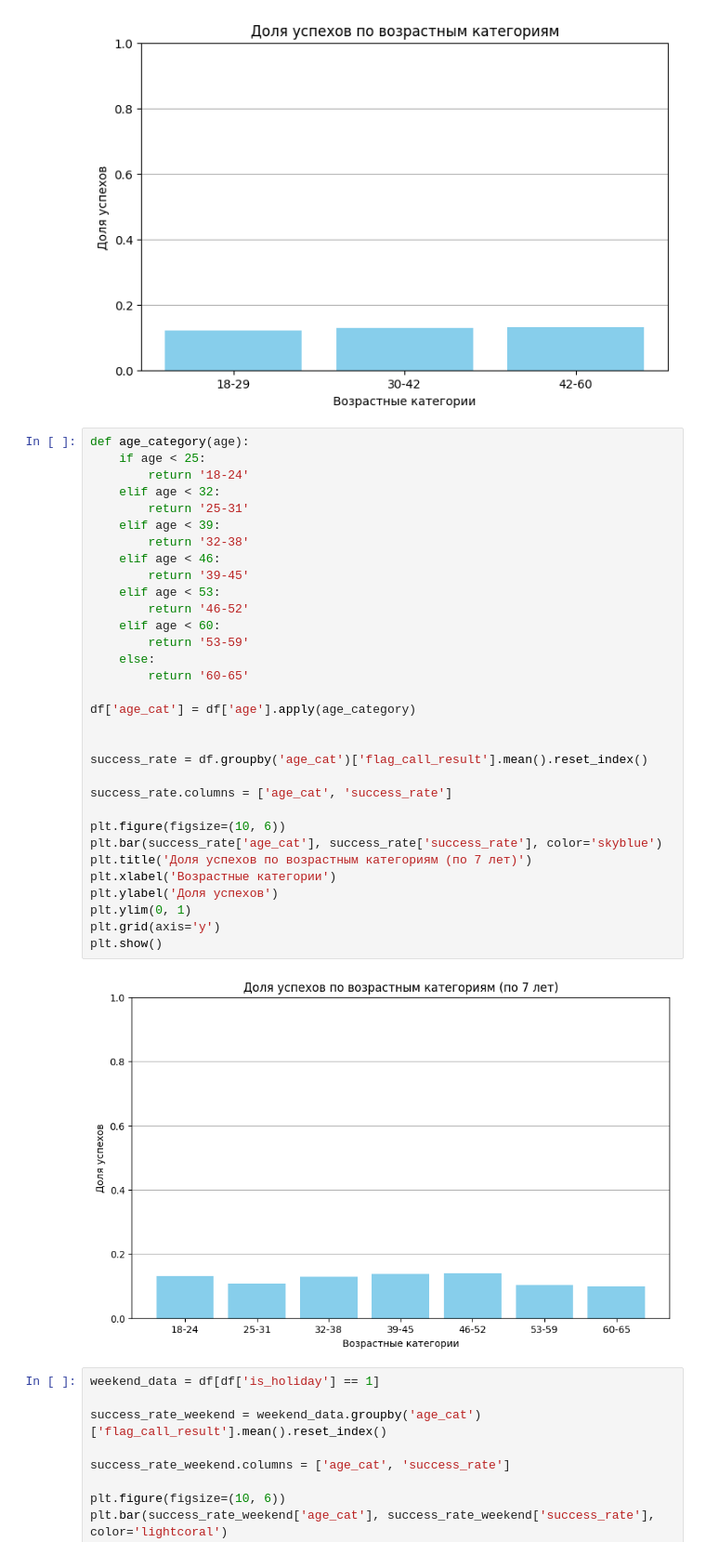
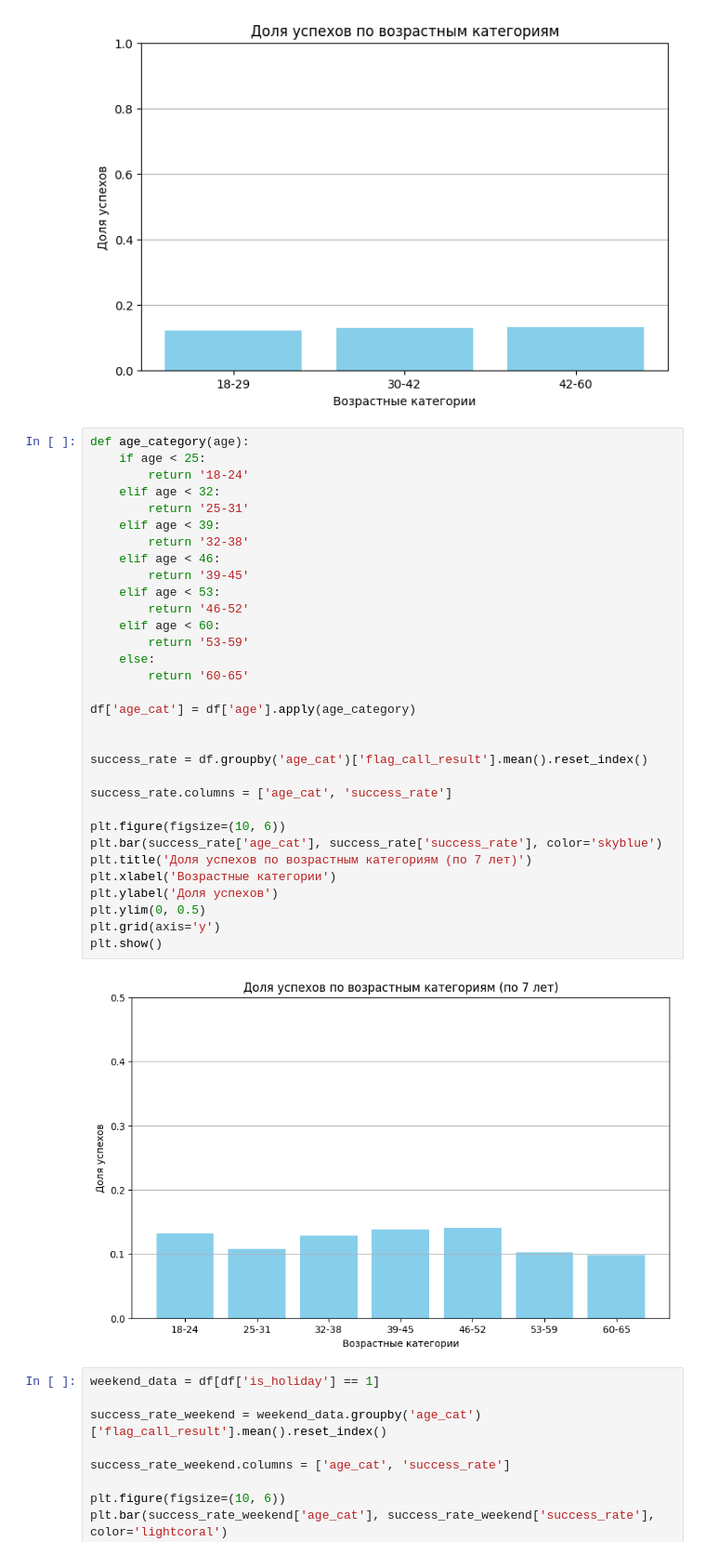
Before and after one commit to bygaga993/bread_dano_2024, a Jupyter notebook: visualization.ipynb, the cells around one changed output. Shown at 93% size. Drawn from its saved outputs; the diff is of its cells as text.

```diff
--- a/visualization.ipynb
+++ b/visualization.ipynb
@@ -325,35 +326,35 @@ def age_category(age):
     if age < 25:
         return '18-24'
     elif age < 32:
         return '25-31'
     elif age < 39:
         return '32-38'
     elif age < 46:
         return '39-45'
     elif age < 53:
         return '46-52'
     elif age < 60:
         return '53-59'
     else:
         return '60-65'
 
 df['age_cat'] = df['age'].apply(age_category)
 
 
 success_rate = df.groupby('age_cat')['flag_call_result'].mean().reset_index()
 
 success_rate.columns = ['age_cat', 'success_rate']
 
 plt.figure(figsize=(10, 6))
 plt.bar(success_rate['age_cat'], success_rate['success_rate'], color='skyblue')
 plt.title('Доля успехов по возрастным категориям (по 7 лет)')
 plt.xlabel('Возрастные категории')
 plt.ylabel('Доля успехов')
-plt.ylim(0, 1)
+plt.ylim(0, 0.5)
 plt.grid(axis='y')
 plt.show()
 # %% [output]
-[figure, old version]
+[figure, new version]
 # %%
 weekend_data = df[df['is_holiday'] == 1]
 
```
Also changed, not shown: parts of 10 cells of this notebook, 1 other file.
